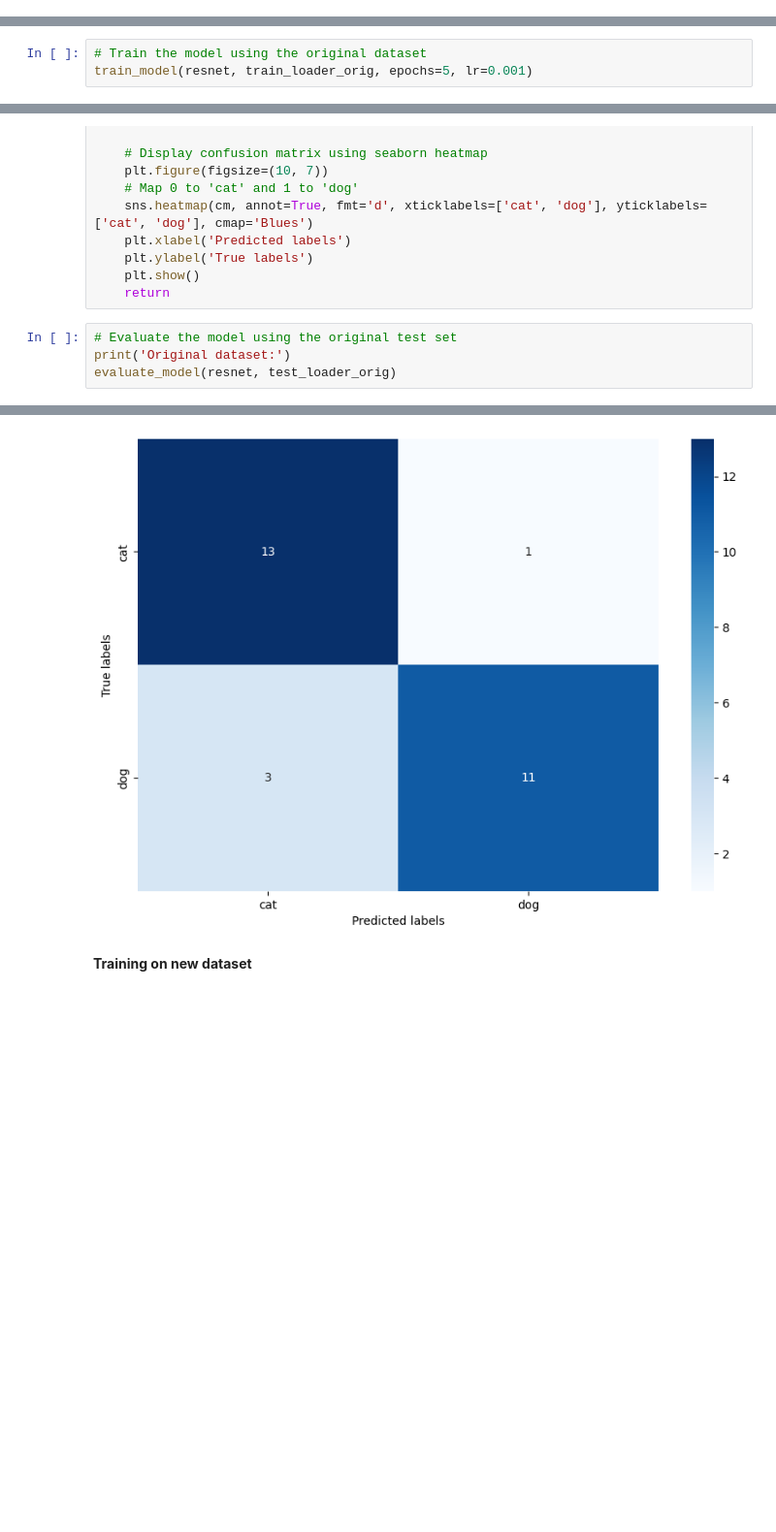
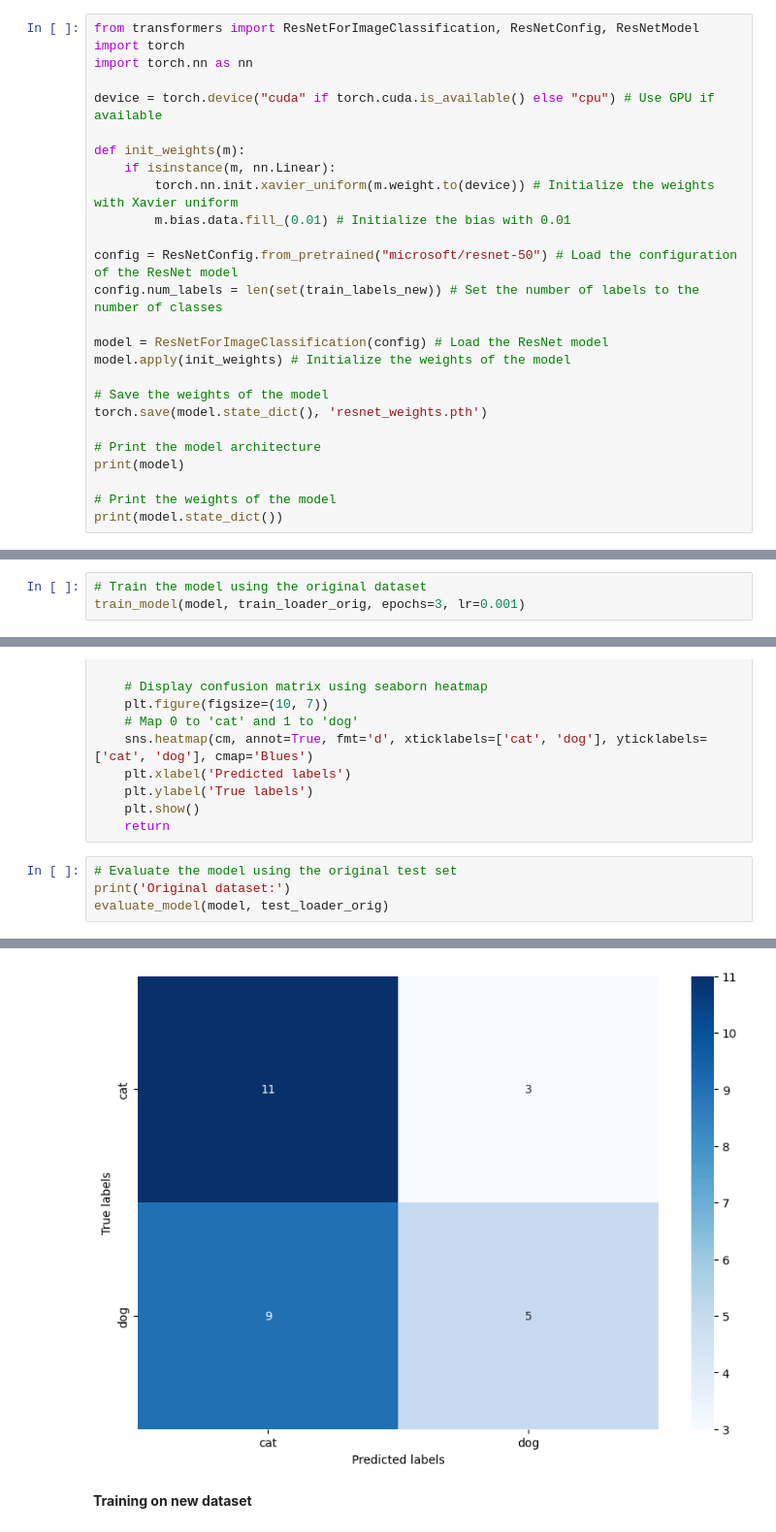
Before and after one commit to Praanshu101/Data_Augmentation, a Jupyter notebook: DataAug.ipynb, the cells around one changed output, grey strips where cells are left out. Shown at 97% size. Cells and saved outputs as stored; diff of their text form; blank space fills up the shorter version.

```diff
--- a/DataAug.ipynb
+++ b/DataAug.ipynb
@@ -283,0 +291,26 @@ resnet = ResNetForImageClassification.from_pretrained("microsoft/resnet-50")
+# %%
+from transformers import ResNetForImageClassification, ResNetConfig, ResNetModel
+import torch
+import torch.nn as nn
+
+device = torch.device("cuda" if torch.cuda.is_available() else "cpu") # Use GPU if available
+
+def init_weights(m):
+    if isinstance(m, nn.Linear):
+        torch.nn.init.xavier_uniform(m.weight.to(device)) # Initialize the weights with Xavier uniform
+        m.bias.data.fill_(0.01) # Initialize the bias with 0.01
+
+config = ResNetConfig.from_pretrained("microsoft/resnet-50") # Load the configuration of the ResNet model
+config.num_labels = len(set(train_labels_new)) # Set the number of labels to the number of classes
+
+model = ResNetForImageClassification(config) # Load the ResNet model
+model.apply(init_weights) # Initialize the weights of the model
+
+# Save the weights of the model
+torch.save(model.state_dict(), 'resnet_weights.pth')
+
+# Print the model architecture
+print(model)
+
+# Print the weights of the model
+print(model.state_dict())
@@ -408,5 +435,5 @@ def train_model(model, train_loader, epochs=5, lr=0.001):
     print('Finished Training')
 # %%
 # Train the model using the original dataset
-train_model(resnet, train_loader_orig, epochs=5, lr=0.001)
+train_model(model, train_loader_orig, epochs=3, lr=0.001)
 # %% [output]
@@ -465,6 +490,6 @@ def evaluate_model(model, test_loader):
 # %%
 # Evaluate the model using the original test set
 print('Original dataset:')
-evaluate_model(resnet, test_loader_orig)
+evaluate_model(model, test_loader_orig)
 # %% [output]
 Original dataset:
@@ -475,3 +500,3 @@ F1 Score: 0.8461538461538461
-[figure, old version]
+[figure, new version]
 # %% [markdown]
 **Training on new dataset**
```
Also changed, not shown: parts of 13 cells of this notebook, 1 other file.
